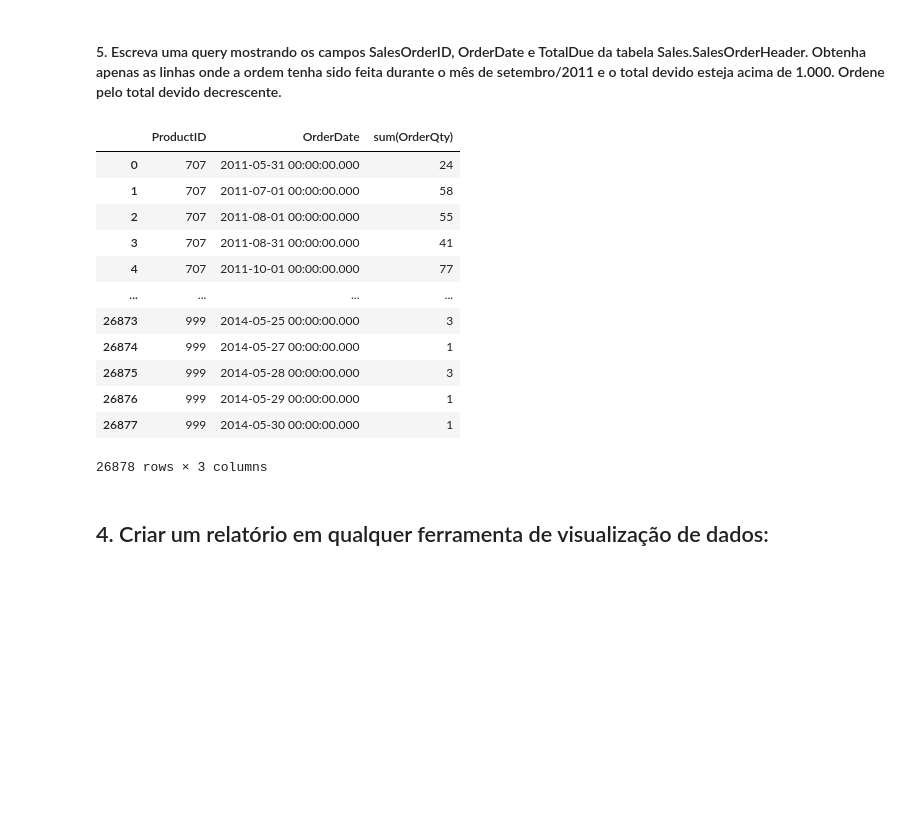
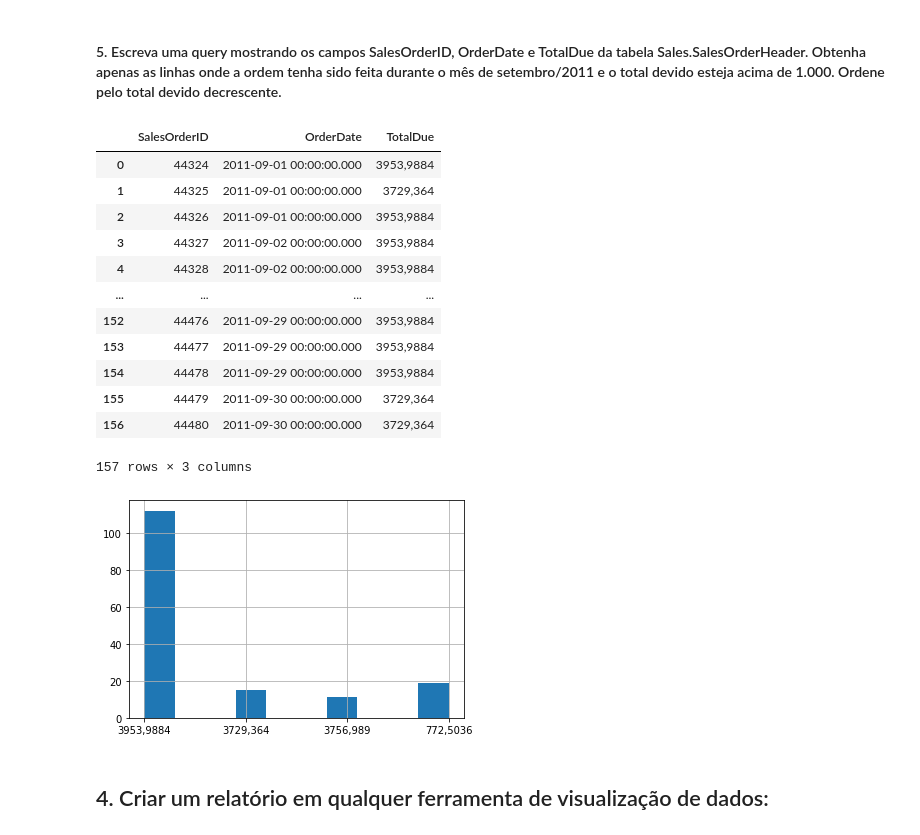
Before and after one commit to Cd4sh/test-data-science, a Jupyter notebook: notebook-pt.ipynb, the cells around one changed output. Drawn from its saved outputs; the diff is of its cells as text; code cells hidden in the pictures; blank space fills up the shorter version.

```diff
--- a/notebook-pt.ipynb
+++ b/notebook-pt.ipynb
@@ -251,25 +250,29 @@ sqlite(query)
 # %%
 query = '''
     SELECT SalesOrderID, OrderDate, TotalDue
     FROM Sales_SalesOrderHeader
     WHERE OrderDate BETWEEN DATETIME("2011-09-01")||".000" AND DATETIME("2011-09-31")||".999"
     AND TotalDue > 1000
+    ORDER BY OrderDate
 '''
 
-sqlite(query)
+data = sqlite(query)
+data['TotalDue'].hist()
+data
 # %% [output]
-|  | ProductID | OrderDate | sum(OrderQty) |
-| 0 | 707 | 2011-05-31 00:00:00.000 | 24 |
-| 1 | 707 | 2011-07-01 00:00:00.000 | 58 |
-| 2 | 707 | 2011-08-01 00:00:00.000 | 55 |
-| 3 | 707 | 2011-08-31 00:00:00.000 | 41 |
-| 4 | 707 | 2011-10-01 00:00:00.000 | 77 |
+|  | SalesOrderID | OrderDate | TotalDue |
+| 0 | 44324 | 2011-09-01 00:00:00.000 | 3953,9884 |
+| 1 | 44325 | 2011-09-01 00:00:00.000 | 3729,364 |
+| 2 | 44326 | 2011-09-01 00:00:00.000 | 3953,9884 |
+| 3 | 44327 | 2011-09-02 00:00:00.000 | 3953,9884 |
+| 4 | 44328 | 2011-09-02 00:00:00.000 | 3953,9884 |
 | ... | ... | ... | ... |
-| 26873 | 999 | 2014-05-25 00:00:00.000 | 3 |
-| 26874 | 999 | 2014-05-27 00:00:00.000 | 1 |
-| 26875 | 999 | 2014-05-28 00:00:00.000 | 3 |
-| 26876 | 999 | 2014-05-29 00:00:00.000 | 1 |
-| 26877 | 999 | 2014-05-30 00:00:00.000 | 1 |
+| 152 | 44476 | 2011-09-29 00:00:00.000 | 3953,9884 |
+| 153 | 44477 | 2011-09-29 00:00:00.000 | 3953,9884 |
+| 154 | 44478 | 2011-09-29 00:00:00.000 | 3953,9884 |
+| 155 | 44479 | 2011-09-30 00:00:00.000 | 3729,364 |
+| 156 | 44480 | 2011-09-30 00:00:00.000 | 3729,364 |
-26878 rows × 3 columns
+157 rows × 3 columns
+[figure, added]
 # %% [markdown]
 ## 4. Criar um relatório em qualquer ferramenta de visualização de dados:
```
Also changed, not shown: parts of 6 cells of this notebook, 1 other file.
